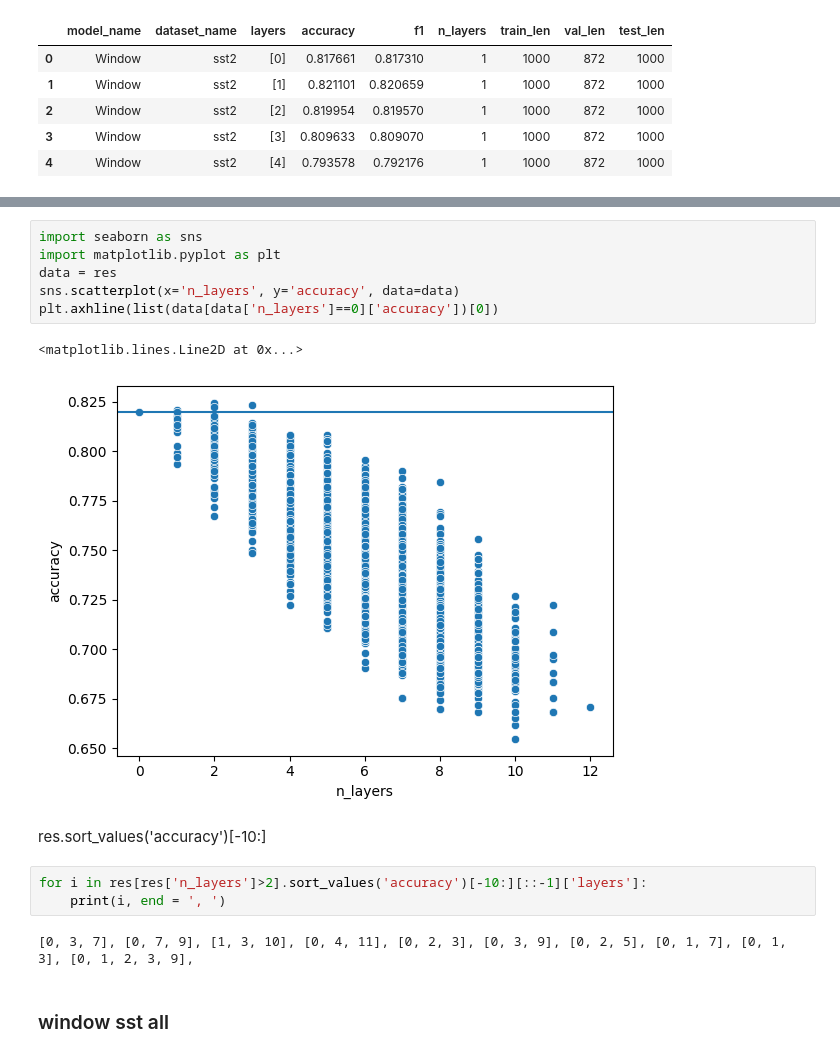
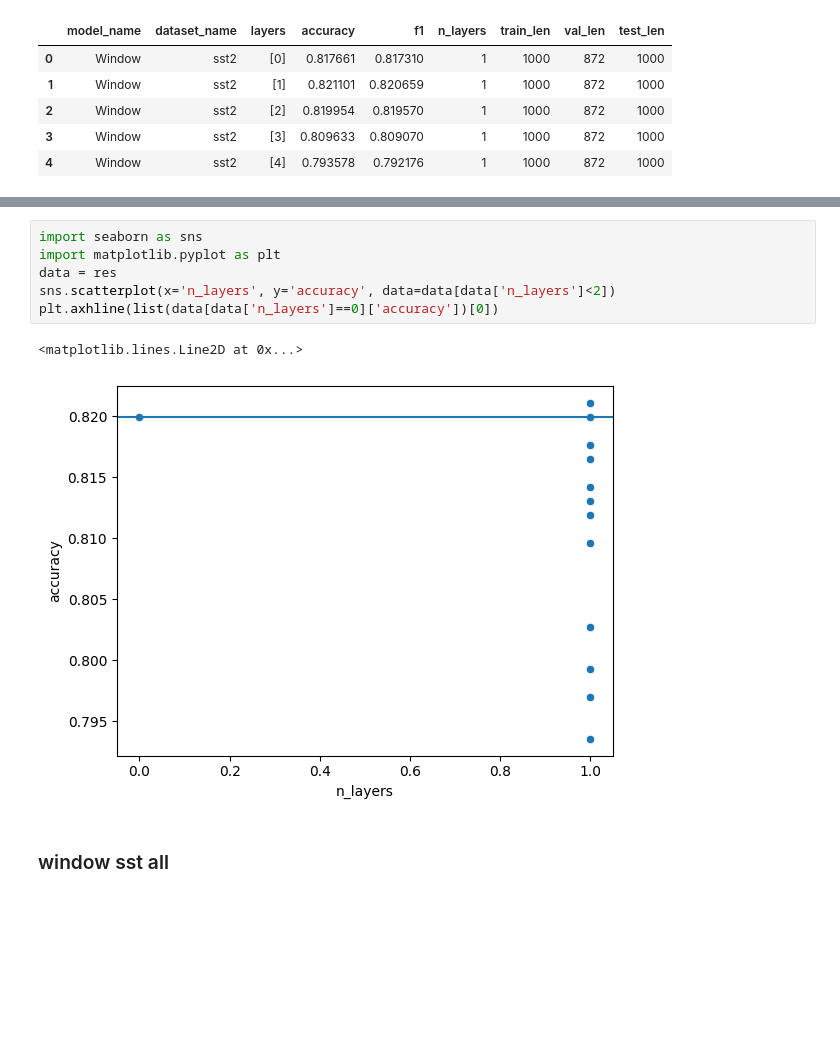
Before and after one commit to JetBrains-Research/effective-inference, a Jupyter notebook: notebooks/Metricks_visualisation.ipynb, the cells around one changed output, grey strips where cells are left out. Cells and saved outputs as stored; diff of their text form; blank space fills up the shorter version.

Commit message:
Visualisation update

```diff
--- a/notebooks/Metricks_visualisation.ipynb
+++ b/notebooks/Metricks_visualisation.ipynb
@@ -73,19 +58,12 @@ Name: count, dtype: int64
 # %%
 import seaborn as sns
 import matplotlib.pyplot as plt
 data = res
-sns.scatterplot(x='n_layers', y='accuracy', data=data)
+sns.scatterplot(x='n_layers', y='accuracy', data=data[data['n_layers']<2])
 plt.axhline(list(data[data['n_layers']==0]['accuracy'])[0])
 # %% [output]
 <matplotlib.lines.Line2D at 0x...>
-[figure, old version]
+[figure, new version]
-# %% [markdown]
-res.sort_values('accuracy')[-10:]
-# %%
-for i in res[res['n_layers']>2].sort_values('accuracy')[-10:][::-1]['layers']:
-    print(i, end = ', ')
-# %% [output]
-[0, 3, 7], [0, 7, 9], [1, 3, 10], [0, 4, 11], [0, 2, 3], [0, 3, 9], [0, 2, 5], [0, 1, 7], [0, 1, 3], [0, 1, 2, 3, 9],
 # %% [markdown]
 ### window sst all
 # %%
```
Also changed, not shown: parts of 26 cells of this notebook.
